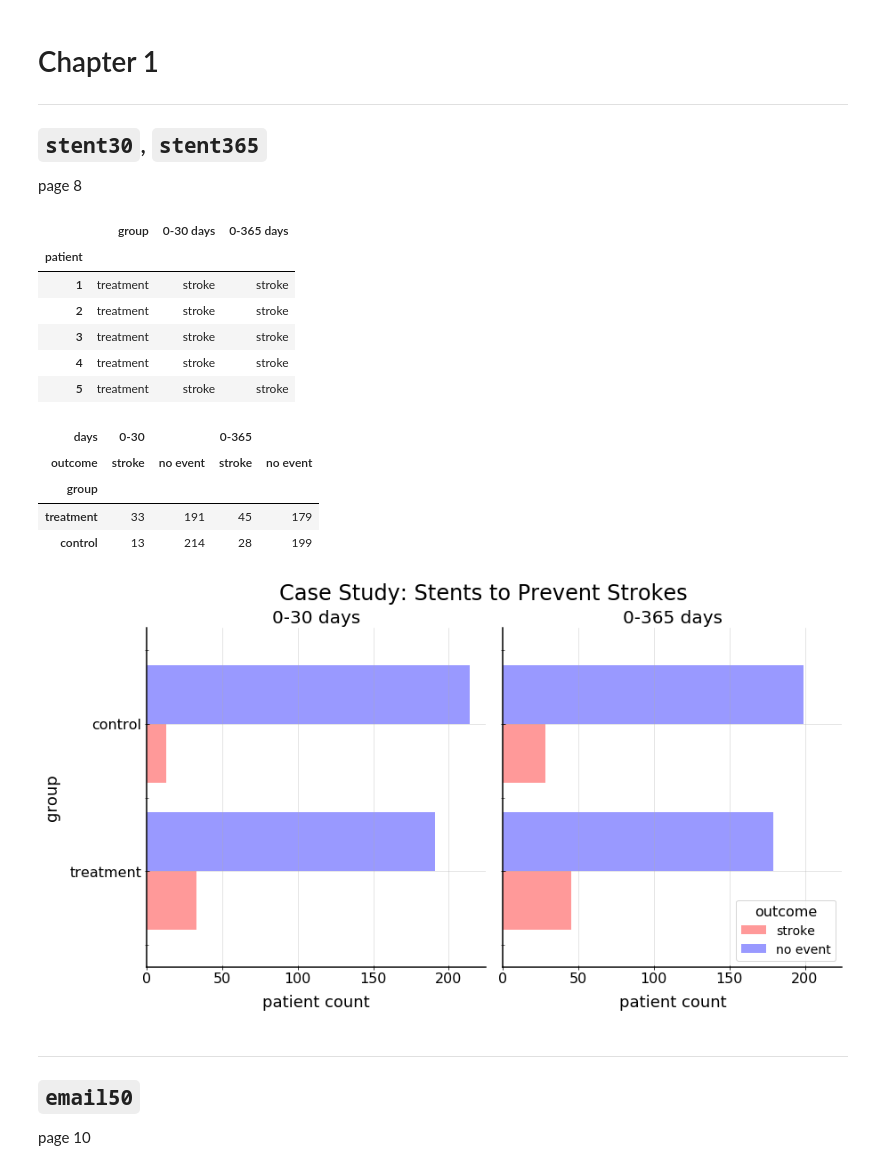
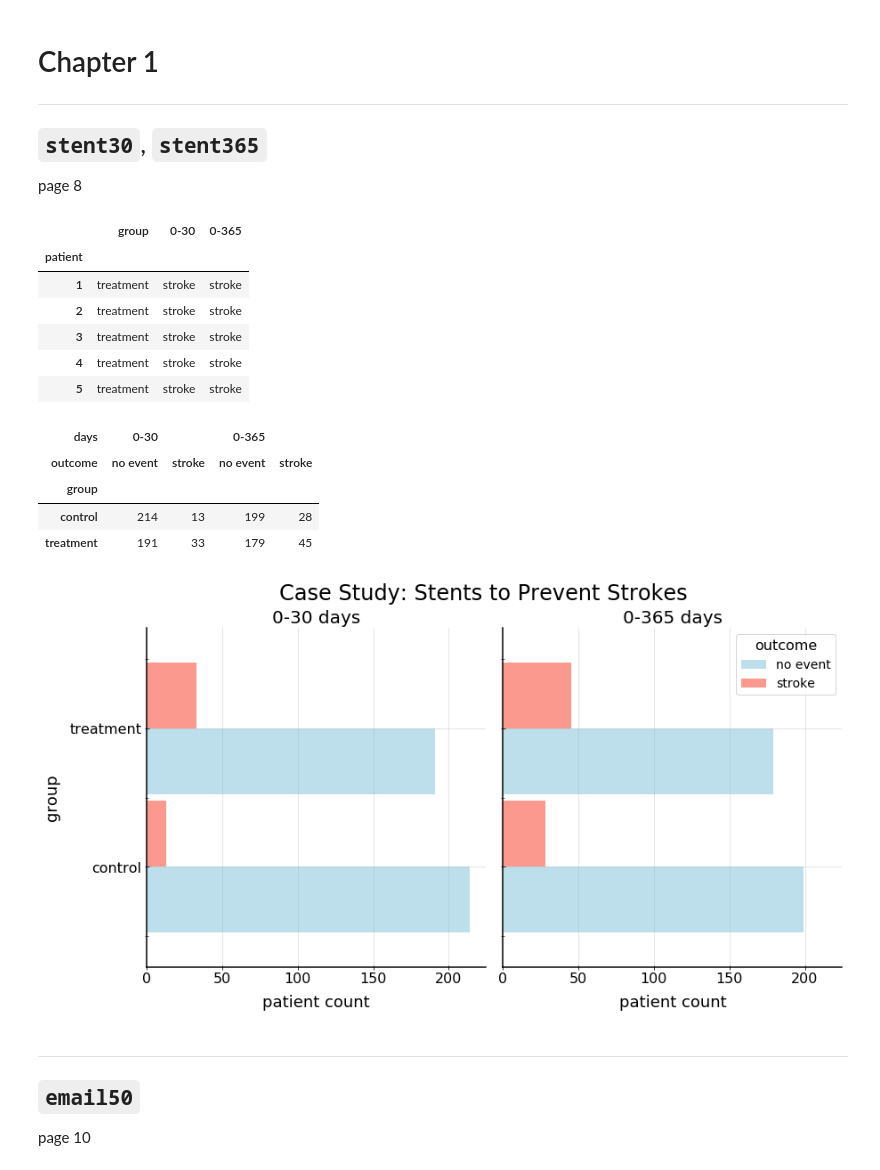
Before and after one commit to ukrainian-serge/open_intro_statistics, a Jupyter notebook: chap_1.ipynb, the cells around one changed output. Cells and saved outputs as stored; diff of their text form; code cells hidden in the pictures.

Commit message:
refactored stent study table 1.1

```diff
--- a/chap_1.ipynb
+++ b/chap_1.ipynb
@@ -19,8 +19,8 @@ path = 'https://www.openintro.org/data/csv/' # url path to openintro.org data #
 ## `stent30`, `stent365`
 page 8
 # %%
-p_30 = pd.read_csv(path+"stent30.csv", header=0, names=['group', '0-30 days'])
-p_365 = pd.read_csv(path+"stent365.csv", header=0, names=['group', '0-365 days'])
+p_30 = pd.read_csv(path+"stent30.csv", header=0, names=['group', '0-30'])
+p_365 = pd.read_csv(path+"stent365.csv", header=0, names=['group', '0-365'])
 
 one_one = p_30.merge(
     p_365,
@@ -32,7 +32,7 @@ one_one = p_30.merge(
 one_one.index.name = 'patient'
 one_one.head()
 # %% [output]
-|  | group | 0-30 days | 0-365 days |
+|  | group | 0-30 | 0-365 |
 | patient |  |  |  |
 | 1 | treatment | stroke | stroke |
 | 2 | treatment | stroke | stroke |
@@ -40,52 +40,59 @@ one_one.head()
 | 4 | treatment | stroke | stroke |
 | 5 | treatment | stroke | stroke |
 # %%
-time_points = {
-    '0-30':(p_30
-            .pivot_table(index='group',
-            columns=['0-30 days'],
-            aggfunc=len)[::-1].T[::-1]),
+# time_points = {
+#     '0-30':(p_30
+#             .pivot_table(index='group',
+#             columns=['0-30 days'],
+#             aggfunc=len)[::-1].T[::-1]),
 
-    '0-365':(p_365
-            .pivot_table(index='group',
-            columns=['0-365 days'],
-            aggfunc=len)[::-1].T[::-1])
+#     '0-365':(p_365
+#             .pivot_table(index='group',
+#             columns=['0-365 days'],
+#             aggfunc=len)[::-1].T[::-1])
 
-} ## [::-1].T[::-1] to sort the table
+# } ## [::-1].T[::-1] to sort the table
 
-one_two = pd.concat(
-    time_points,
-    names=['days', 'outcome'],
-    ).T
+# one_two = pd.concat(
+#     time_points,
+#     names=['days', 'outcome'],
+#     ).T
 
-# one_two['TOTAL'] = one_two.sum(axis=1)
+
+# refactored above code
+one_two = (one_one.groupby('group')
+           .agg([('value_counts')])
+           .unstack(1)
+           .droplevel(1, axis=1))
+
+one_two.columns.names = ['days', 'outcome']
 one_two
 # %% [output]
 | days | 0-30 |  | 0-365 |  |
-| outcome | stroke | no event | stroke | no event |
+| outcome | no event | stroke | no event | stroke |
 | group |  |  |  |  |
-| treatment | 33 | 191 | 45 | 179 |
-| control | 13 | 214 | 28 | 199 |
+| control | 214 | 13 | 199 | 28 |
+| treatment | 191 | 33 | 179 | 45 |
 # %%
-plt.style.use('./code_snippets_settings/matplotlibrc') # this file sets our global settings for plotting(makes less bloated in the notebook)
-
 fig, axes=(ax1, ax2) = plt.subplots(1,2,sharey=True, sharex=True, constrained_layout=False);
 fig.suptitle('Case Study: Stents to Prevent Strokes');
 
 zip_package = list(zip(
     axes,
     [one_two['0-30'], one_two['0-365']],
     ['0-30 days', '0-365 days'],
     ['patient count'] * 2,
     ['group', None],
     [False, True],
 
 ))
 for (ax, df, title, xlabel, ylabel, legend) in zip_package:
-    df.plot.barh(ax=ax, alpha=0.4, legend=legend, label=title, width=0.8,color=['r', 'b']);
+    df.plot.barh(ax=ax, alpha=0.8, legend=legend, label=title, width=0.95,
+                 color=['lightblue', 'salmon']
+                );
     ax.set(title=title, xlabel=xlabel, ylabel=ylabel);
 # %% [output]
-[figure, old version]
+[figure, new version]
 # %% [markdown]
 ---
 
```
